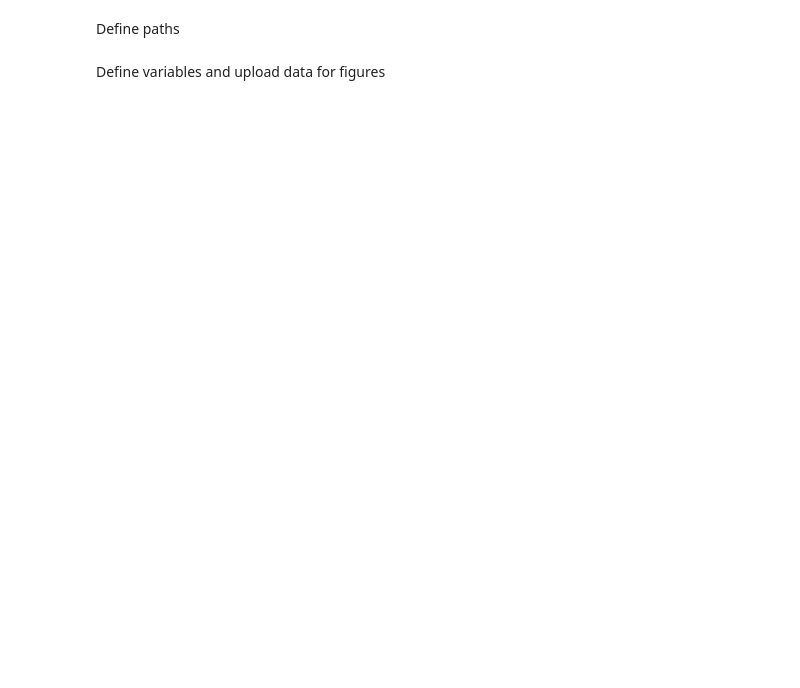
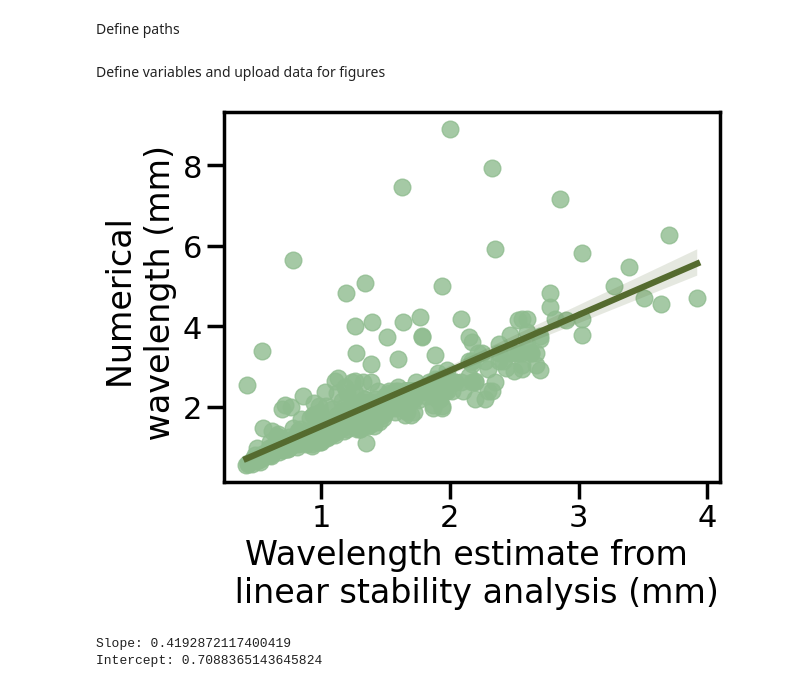
Before and after one commit to martinaoliver/modelling, a Jupyter notebook: growth/src/patternAnalysis/wavelenght_lsa_numerical.ipynb, the cells around one changed output. Drawn from its saved outputs; the diff is of its cells as text; code cells hidden in the pictures; blank space fills up the shorter version.

```diff
--- a/growth/src/patternAnalysis/wavelenght_lsa_numerical.ipynb
+++ b/growth/src/patternAnalysis/wavelenght_lsa_numerical.ipynb
@@ -50 +50,26 @@ sns.set_context("notebook")
+# %%
+# plt.figure(figsize=(2,5))
+sns.regplot(x='estimated_wvl', y='wavelength', data=df, color='darkseagreen', line_kws={"color": "darkolivegreen"} )
+plt.xlabel('Wavelength estimate from \n linear stability analysis (mm)')
+plt.ylabel('Numerical \n wavelength (mm)')
+# plt.xlim(0,9)
+# plt.ylim(0,10)
+# plt.savefig('/Users/mo2016/Documents/modelling/growth/out/patternAnalysis/wavelength_convergence/wavelength_lsa_numerical.pdf')
+# Get the current axes from the plot
+ax = plt.gca()
+
+# Get the regression line's Line2D object
+line = ax.get_lines()[0]
+
+# Extract the slope and intercept
+slope, intercept = line.get_data()
+
+plt.show()
+
+print("Slope:", slope[0])  # The slope is the first value in the line data
+print("Intercept:", intercept[0])  # The intercept is the first value in the line data
+# %% [output]
+[figure, added]
+Slope: 0.4192872117400419
+Intercept: 0.7088365143645824
 # %%
```
Also changed, not shown: parts of 3 cells of this notebook, 7 other files.
